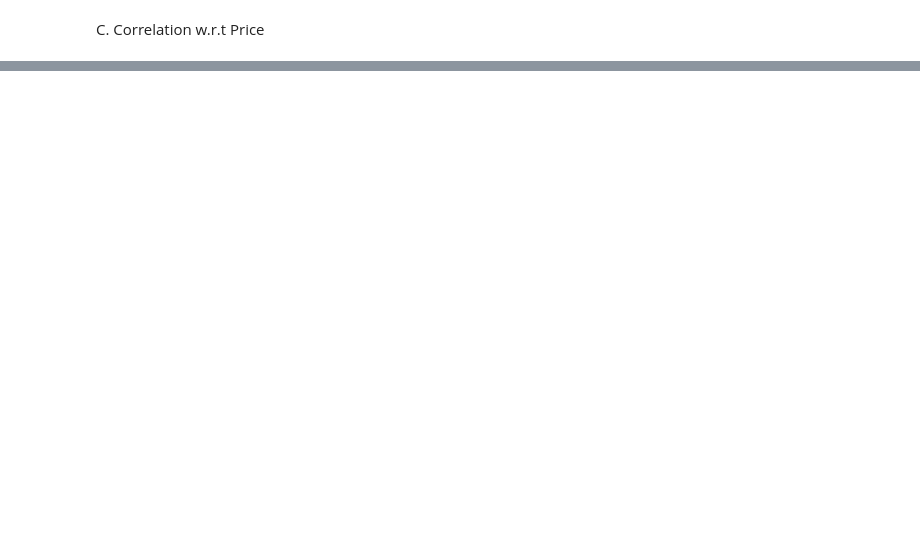
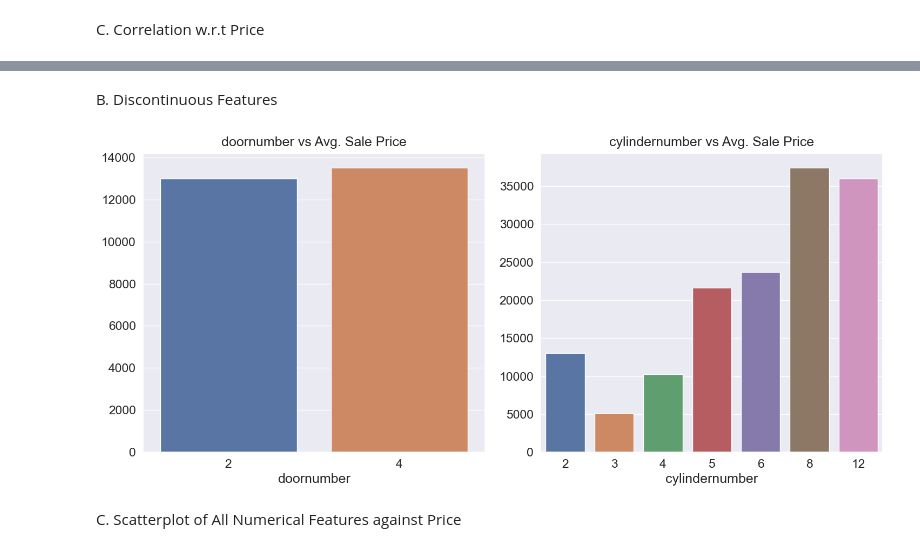
Before and after one commit to mideyolu/Car-Price-Prediction, a Jupyter notebook: car-price.ipynb, the cells around one changed output, grey strips where cells are left out. Cells and saved outputs as stored; diff of their text form; code cells hidden in the pictures; blank space fills up the shorter version.

```diff
--- a/car-price.ipynb
+++ b/car-price.ipynb
@@ -407,0 +505,19 @@ plt.show()
+# %% [markdown]
+B. Discontinuous Features
+# %%
+#droppping the symboling feature
+train_data.drop('symboling', axis=1, inplace=True)
+# %%
+dis_cols = ['doornumber', 'cylindernumber']
+# %%
+plt.figure(figsize=(15,7))
+for idx,col in enumerate(dis_cols):
+    data = train_data.groupby(col)["price"].mean()
+    plt.subplot(1,2,idx+1)
+    sns.barplot(x=data.index, y=data.values)
+    plt.title(f"{col} vs Avg. Sale Price",pad=10)
+    plt.tight_layout()
+# %% [output]
+[figure, added]
+# %% [markdown]
+C. Scatterplot of All Numerical Features against Price
```
Also changed, not shown: parts of 41 cells of this notebook.
